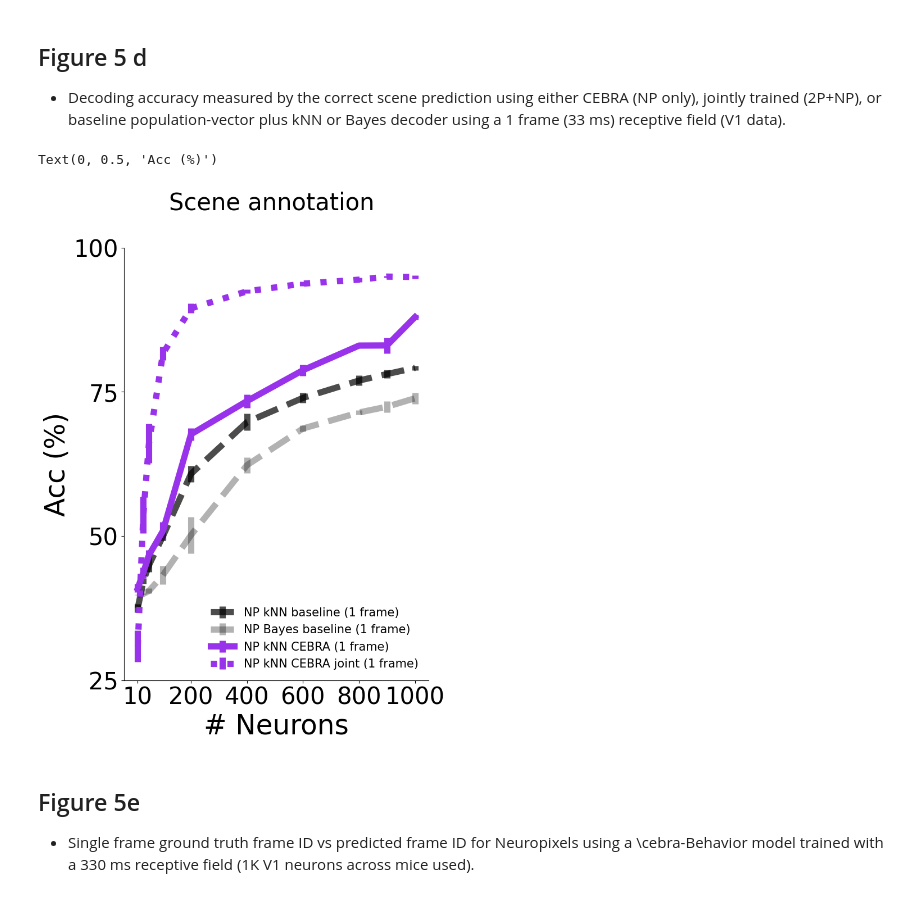
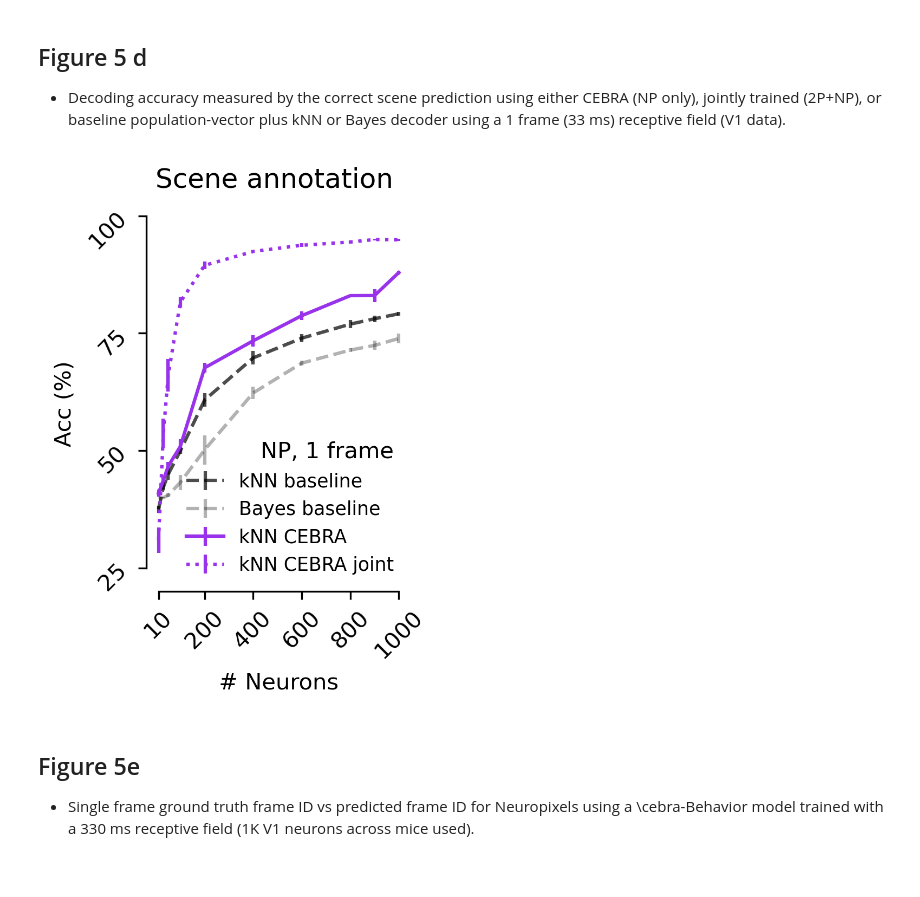
Before and after one commit to AdaptiveMotorControlLab/cebra-figures, a Jupyter notebook: figures/Figure5.ipynb, the cells around one changed output. Drawn from its saved outputs; the diff is of its cells as text; code cells hidden in the pictures.

```diff
--- a/figures/Figure5.ipynb
+++ b/figures/Figure5.ipynb
@@ -52,23 +54,18 @@ def set_ax(ax, white_c):
     ax.spines["bottom"].set_color(white_c)
     ax.set_xticks(
         [10, 200, 400, 600, 800, 1000],
-        [10, 200, 400, 600, 800, 1000],
-        fontsize=30,
         color=white_c,
     )
+    ax.set_xticklabels([10, 200, 400, 600, 800, 1000], rotation=45)
     ax.set_yticks(
         np.linspace(0, 100, 5),
         np.linspace(0, 100, 5, dtype=int),
-        fontsize=30,
         color=white_c,
+        rotation=45,
     )
-    ax.set_xlabel("# Neurons", fontsize=35, color=white_c)
-    ax.set_ylabel("Acc (%, in 1s time window)", fontsize=35, color=white_c)
+    ax.set_xlabel("# Neurons", color=white_c)
+    ax.set_ylabel("Acc (%, in 1s time window)", color=white_c)
     ax.tick_params(colors=white_c)
-    l1 = ax.legend(fontsize=15, loc="best", title_fontsize=15, frameon=False)
-
-    for text in l1.get_texts():
-        text.set_color(white_c)
 
 
 def n_mean_err(dic, ns=num_neurons):
@@ -255,7 +270,6 @@ plt.show()
 
 - Decoding accuracy measured by the correct scene prediction using either CEBRA (NP only), jointly trained (2P+NP), or baseline population-vector plus kNN or Bayes decoder using a 1 frame (33 ms) receptive field (V1 data).
 # %%
-
 white = False
 
 if white:
@@ -263,8 +277,8 @@ if white:
 else:
     white_c = "black"
 
-fig_33 = plt.figure(figsize=(7, 10))
-fig_33.suptitle("Scene annotation", fontsize=30)
+fig_33 = plt.figure(figsize=(7 * scale, 10 * scale), dpi=300)
+fig_33.suptitle("Scene annotation")
 plt.subplots_adjust(wspace=0.5)
 ax1 = plt.subplot(111)
 ax1.errorbar(
@@ -272,53 +286,56 @@ ax1.errorbar(
     n_mean_err(scene_np_knn_baseline_33)[0] * 100,
     n_mean_err(scene_np_knn_baseline_33)[1] * 100,
     ls="--",
-    label="NP kNN baseline (1 frame)",
+    label="kNN baseline",
     color="k",
     alpha=0.7,
     markersize=20,
-    linewidth=8,
 )
 ax1.errorbar(
     num_neurons,
     n_mean_err(scene_np_bayes_baseline_33)[0] * 100,
     n_mean_err(scene_np_bayes_baseline_33)[1] * 100,
     ls="--",
-    label="NP Bayes baseline (1 frame)",
+    label="Bayes baseline",
     color="k",
     alpha=0.3,
     markersize=20,
-    linewidth=8,
 )
 
 ax1.errorbar(
     num_neurons,
     n_mean_err(scene_np_cebra_knn_33)[0] * 100,
     n_mean_err(scene_np_cebra_knn_33)[1] * 100,
-    label="NP kNN CEBRA (1 frame)",
+    label="kNN CEBRA",
     color=c,
     alpha=1,
     markersize=20,
-    linewidth=8,
 )
 
 ax1.errorbar(
     num_neurons,
     n_mean_err_joint(scene_np_joint_cebra_knn_33, "np")[0] * 100,
     n_mean_err_joint(scene_np_joint_cebra_knn_33, "np")[1] * 100,
     ls="dotted",
-    label="NP kNN CEBRA joint (1 frame)",
+    label="kNN CEBRA joint",
     color=c,
     alpha=1,
     markersize=20,
-    linewidth=8,
 )
 
 set_ax(ax1, white_c)
-ax1.set_ylim(25, 100)
-ax1.set_ylabel(f"Acc (%)", fontsize=35, color=white_c)
+ax1.set_ylim(20, 100)
+ax1.set_ylabel(f"Acc (%)", color=white_c)
+sns.despine(ax=ax1, trim=True)
+l1 = ax1.legend(
+    loc="best", frameon=False, fontsize="small", title="NP, 1 frame", alignment="right"
+)
+for text in l1.get_texts():
+    text.set_color(white_c)
+plt.savefig("SceneAnnotation_1frame_np.svg", transparent=True, bbox_inches="tight")
+plt.show()
 # %% [output]
-Text(0, 0.5, 'Acc (%)')
-[figure, old version]
+[figure, new version]
 # %% [markdown]
 ## Figure 5e
 
```
Also changed, not shown: parts of 8 cells of this notebook, 2 other files.
